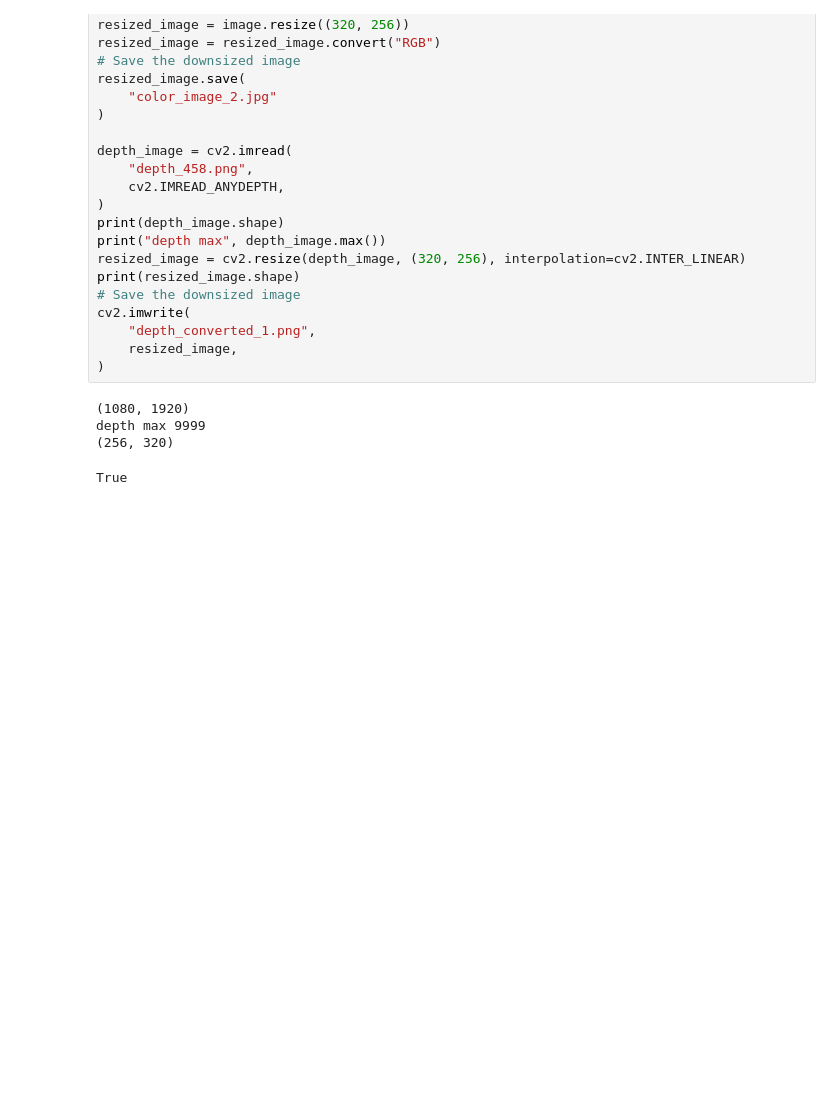
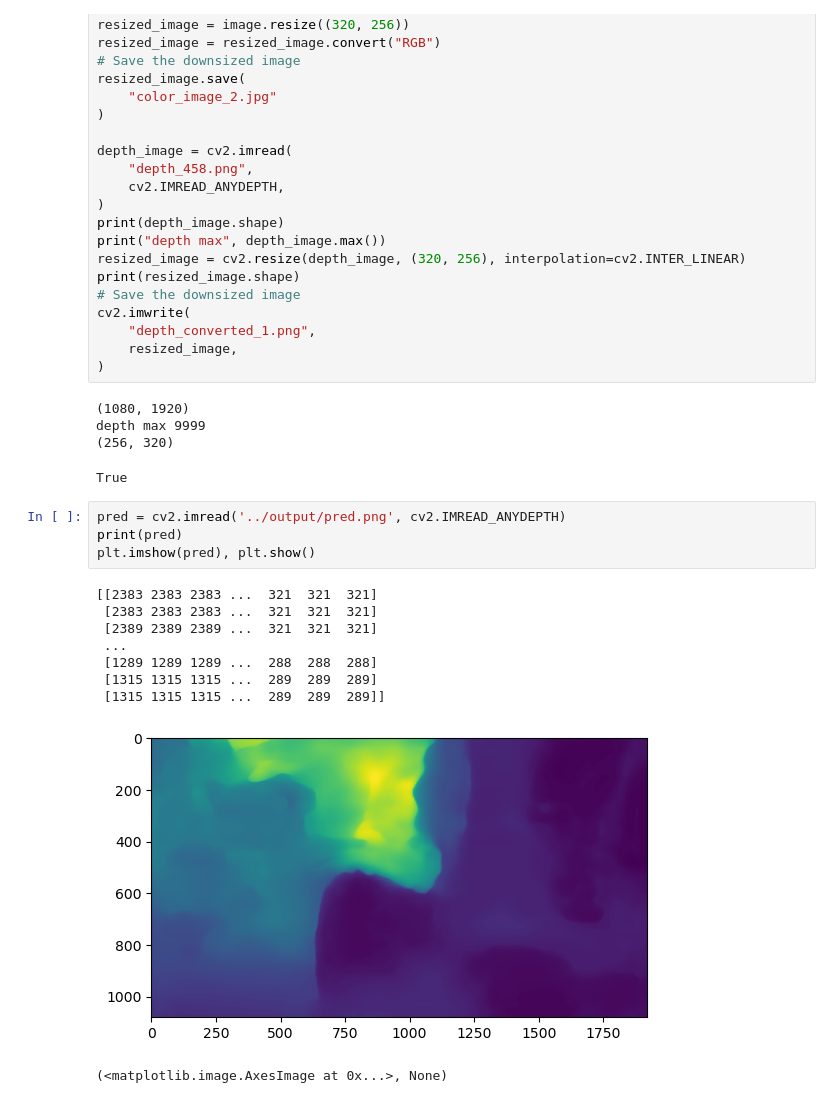
Before and after one commit to SavickTso/saic_depth, a Jupyter notebook: images/imageformatter.ipynb, the cells around one changed output. Cells and saved outputs as stored; diff of their text form; blank space fills up the shorter version.

```diff
--- a/images/imageformatter.ipynb
+++ b/images/imageformatter.ipynb
@@ -54,3 +63,17 @@ cv2.imwrite(
 depth max 9999
 (256, 320)
 True
+# %%
+pred = cv2.imread('../output/pred.png', cv2.IMREAD_ANYDEPTH)
+print(pred)
+plt.imshow(pred), plt.show()
+# %% [output]
+[[2383 2383 2383 ...  321  321  321]
+ [2383 2383 2383 ...  321  321  321]
+ [2389 2389 2389 ...  321  321  321]
+ ...
+ [1289 1289 1289 ...  288  288  288]
+ [1315 1315 1315 ...  289  289  289]
+ [1315 1315 1315 ...  289  289  289]]
+[figure, added]
+(<matplotlib.image.AxesImage at 0x...>, None)
```
Also changed, not shown: parts of 5 cells of this notebook, 9 other files.
